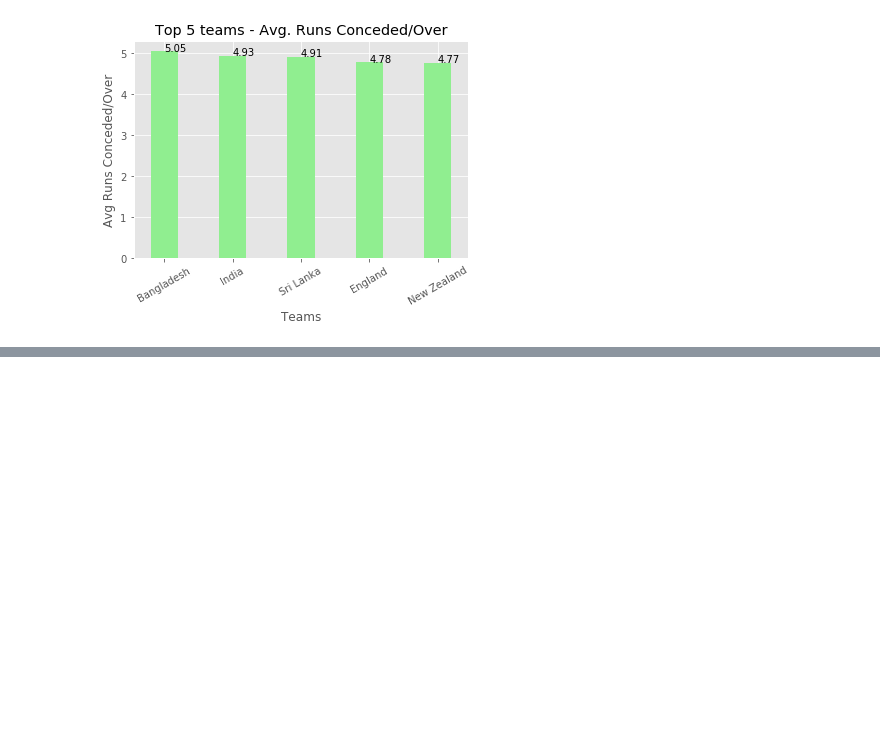
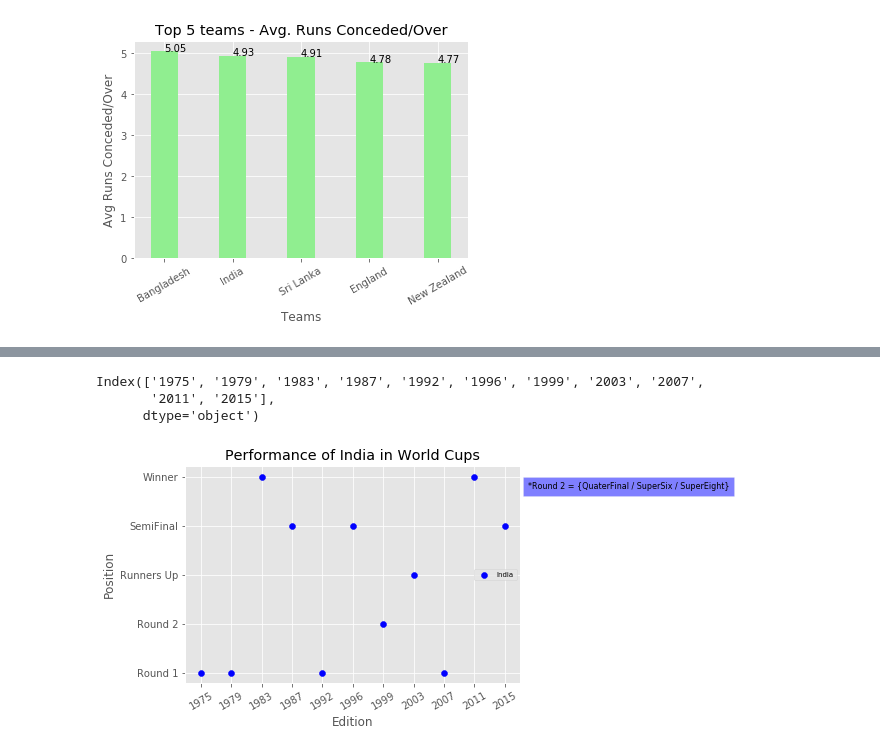
Before and after one commit to deepamghosh/Data-Analysis---Cricket-, a Jupyter notebook: Cricket-Analysis(Team Performance).ipynb, the cells around one changed output, grey strips where cells are left out. Saved outputs shown, nothing was run; the diff lists cells and outputs as text; code cells hidden in the pictures; blank space fills up the shorter version.

```diff
--- a/Cricket-Analysis(Team Performance).ipynb
+++ b/Cricket-Analysis(Team Performance).ipynb
@@ -348,0 +400,6 @@ plt.show()
+# %%
+teams_editon.columns
+# %% [output]
+Index(['1975', '1979', '1983', '1987', '1992', '1996', '1999', '2003', '2007',
+       '2011', '2015'],
+      dtype='object')
@@ -348,0 +417,33 @@ plt.show()
+# %%
+def plot_performance(df,plot_type,label,color):
+    """Function to plot the performance of the teams in each edition of the World Cup"""
+
+    if plot_type == 'line plot':
+        plt.plot(df['Edition'].values, df['Performance'].values, label=label, color = color, marker='o')
+        plt.xticks(df['Edition'].values, rotation=30)
+        plt.xlabel('Edition')
+        plt.ylabel('Position')
+        plt.title('Performance of ' + label + ' in World Cup')
+
+        plt.figtext(1.15, 0.8, "*Round 2 = {QuaterFinal / SuperSix / SuperEight}", ha="center", fontsize=8, bbox={"facecolor":color, "alpha":0.5, "pad":5})
+
+        plt.legend(loc='center right', fontsize=7)
+        plt.style.use('ggplot')
+        plt.show()
+
+    elif plot_type == 'scatter':
+        plt.scatter(df['Edition'].values, df['Performance'].values, label=label, color = color, marker='o')
+        plt.xticks(df['Edition'].values, rotation=30)
+        plt.xlabel('Edition')
+        plt.ylabel('Position')
+        plt.title('Performance of ' + label + ' in World Cups')
+
+        plt.figtext(1.15, 0.8, "*Round 2 = {QuaterFinal / SuperSix / SuperEight}", ha="center", fontsize=8, bbox={"facecolor":color, "alpha":0.5, "pad":5})
+
+        plt.legend(loc='center right', fontsize=7)
+        plt.style.use('ggplot')
+        plt.show()
+# %%
+plot_performance(India,'scatter','India','blue')
+# %% [output]
+[figure, added]
```
Also changed, not shown: parts of 13 cells of this notebook.
